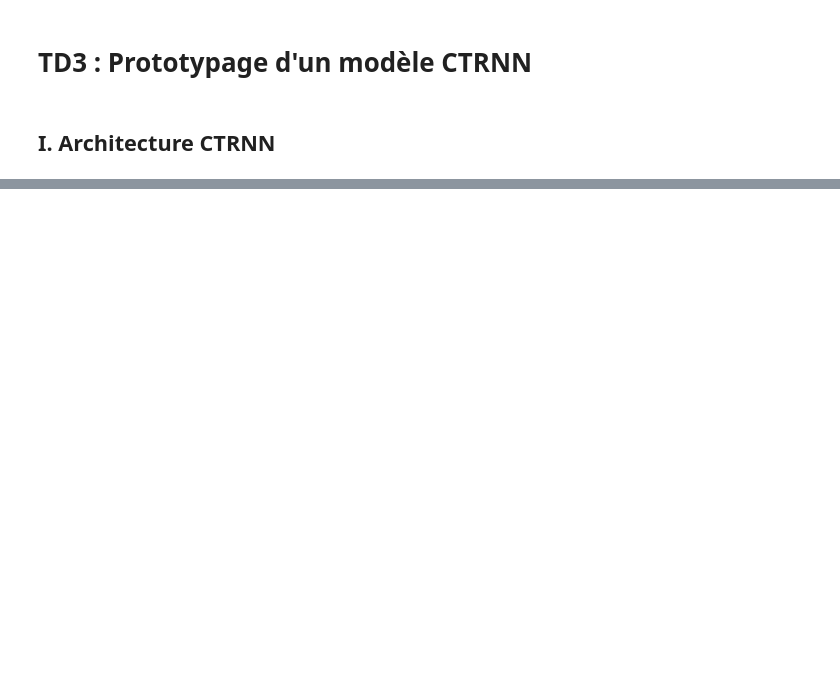
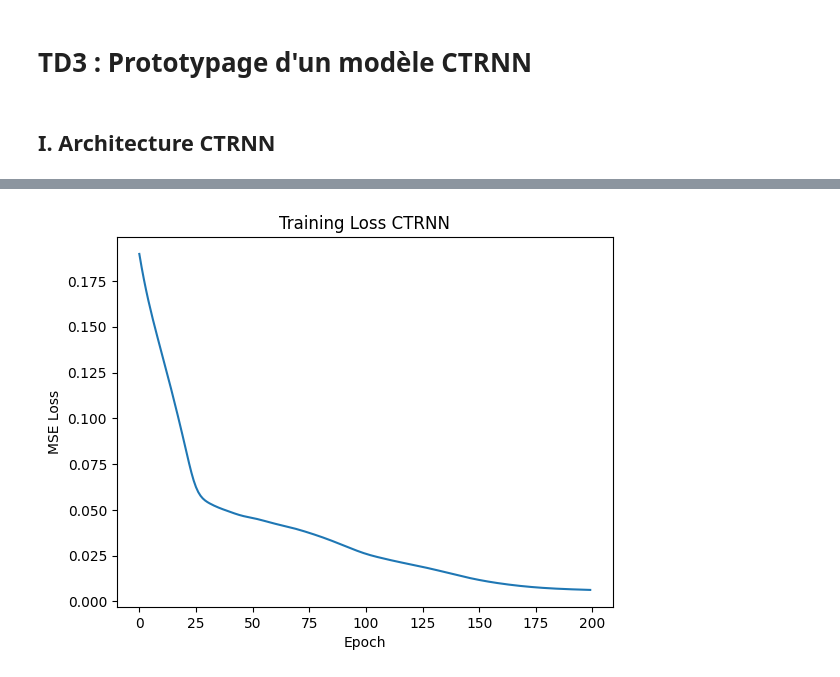
Before and after one commit to elisesuspene/computational_neuroscience_robotics, a Jupyter notebook: td3/td3.ipynb, the cells around one changed output, grey strips where cells are left out. Drawn from its saved outputs; the diff is of its cells as text; code cells hidden in the pictures; blank space fills up the shorter version.

```diff
--- a/td3/td3.ipynb
+++ b/td3/td3.ipynb
@@ -9,10 +9,11 @@ import numpy as np
 
 dt = 0.1
 output_size = 12
+device = "cuda" if torch.cuda.is_available() else "cpu"
 
 class CTRNN(nn.Module):
 
-    def __init__(self, hidden_size=50, tau=1.0):
+    def __init__(self, hidden_size, tau):
         super().__init__()
         self.hidden_size = hidden_size
         self.tau = tau
@@ -27,8 +28,8 @@ class CTRNN(nn.Module):
     def forward(self, x, T):
         batch_size = x.shape[0]
         # Initialisation
-        u = torch.zeros(batch_size, self.hidden_size, device=x.device)
-        z = torch.zeros(batch_size, self.hidden_size, device=x.device)
+        u = torch.zeros(batch_size, self.hidden_size, device=device)
+        z = torch.zeros(batch_size, self.hidden_size, device=device)
         Y = []
         # Boucle temporelle
         for t in range(T):
@@ -38,15 +39,19 @@ class CTRNN(nn.Module):
             Y.append(y)
         return torch.stack(Y, dim=1)
 
-def train_model(model, epochs=100, lr=1e-3, criterion=torch.nn.MSELoss()):
+base_path = "TD3-nao-CTRNN/controllers/my_controller/dataset/"
+
+def train_model(model, epochs, lr, criterion=torch.nn.MSELoss()):
     optimizer = torch.optim.Adam(model.parameters(), lr=lr)
     # Loading dataset
     D = []
-    for file in ["Q0.npy", "Q1.npy", "Q2.npy"]:
-        data = np.load(file).to(device)
+    for file in ["p0.npy", "p1.npy", "p2.npy"]:
+        data = torch.tensor(np.load(base_path + file), dtype=torch.float32).to(device)
+        data = data.unsqueeze(0)
         D.append(torch.tensor(data, dtype=torch.float32))
     s_values = torch.tensor([[0.1], [0.5], [0.9]])
     indices = [0, 1, 2]  # index des primitives
+    loss_history = []
     # Training loop
     for e in range(epochs):
         loss = 0.0
@@ -59,3 +64,5 @@ def train_model(model, epochs=100, lr=1e-3, criterion=torch.nn.MSELoss()):
         loss.backward()
         optimizer.step()
         print(f"Epoch {e} | loss = {loss.item():.6f}")
+        loss_history.append(loss.item())
+    return loss_history
@@ -147,0 +69,12 @@ min: tensor([[[0.5025, 0.6434, 0.9309, 0.3053, 0.0876, 0.9533, 0.5098, 0.5520,
+# %%
+import matplotlib.pyplot as plt
+
+# Création et apprentissage du modèle
+
+hidden_size=50
+tau=1.
+model = CTRNN(hidden_size=hidden_size, tau=tau)
+
+epochs=200
+lr=1e-3
+loss_history = train_model(model,epochs=epochs, lr=lr)
@@ -147,0 +99,12 @@ min: tensor([[[0.5025, 0.6434, 0.9309, 0.3053, 0.0876, 0.9533, 0.5098, 0.5520,
+# %%
+# Affichage de la loss
+
+plt.figure()
+plt.plot(loss_history)
+plt.xlabel("Epoch")
+plt.ylabel("MSE Loss")
+plt.title("Training Loss CTRNN")
+plt.savefig(f"images/loss_hiddensize={hidden_size}_tau={tau}_lr={lr}_epochs={epochs}.png")
+plt.show()
+# %% [output]
+[figure, added]
```
Also changed, not shown: parts of 5 cells of this notebook, 6 other files.
